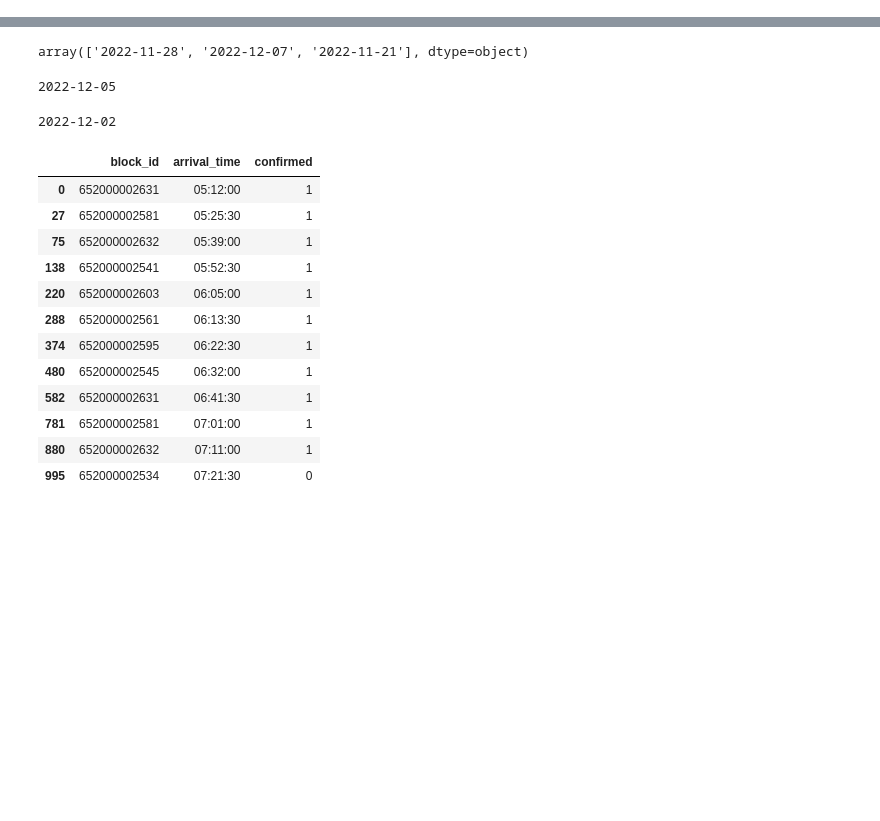
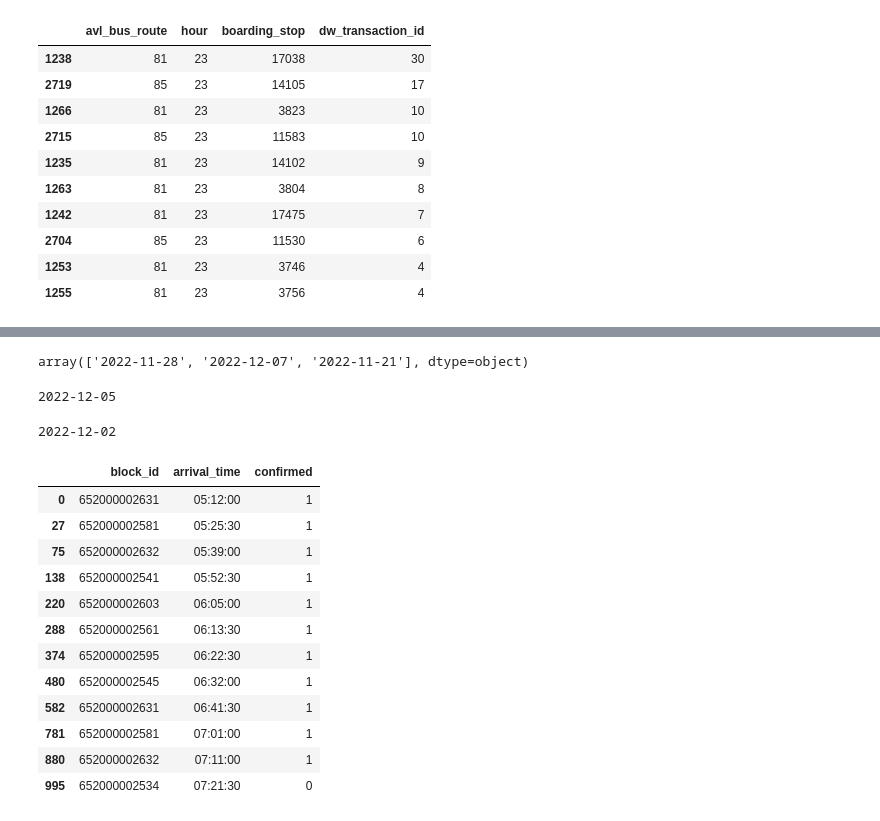
Before and after one commit to joerovar/transit-centric-smart-mobility-system, a Jupyter notebook: src/04_SIMULATION/playground.ipynb, the cells around one changed output, grey strips where cells are left out. Drawn from its saved outputs; the diff is of its cells as text; code cells hidden in the pictures; blank space fills up the shorter version.

```diff
--- a/src/04_SIMULATION/playground.ipynb
+++ b/src/04_SIMULATION/playground.ipynb
@@ -10,0 +12,3 @@ import seaborn as sns
+# %%
+odx_df = pd.read_csv('data/odx/2022-1114-1209_JPark.csv',
+                     parse_dates=['transaction_dtm'])
@@ -10,0 +27,4 @@ import seaborn as sns
+# %%
+day_odx = odx_df[odx_df['transaction_dtm'].dt.date==pd.to_datetime('2022-11-14').date()].copy()
+# %%
+day_odx['hour'] = day_odx['transaction_dtm'].dt.hour
@@ -11,3 +40,18 @@ import seaborn as sns
+# %%
+grouped = day_odx.groupby(['avl_bus_route', 'hour','boarding_stop'])['dw_transaction_id'].count().reset_index()
+grouped.sort_values(by=['hour','dw_transaction_id'], ascending=False).head(10)
+# %% [output]
+|  | avl_bus_route | hour | boarding_stop | dw_transaction_id |
+| 1238 | 81 | 23 | 17038 | 30 |
+| 2719 | 85 | 23 | 14105 | 17 |
+| 1266 | 81 | 23 | 3823 | 10 |
+| 2715 | 85 | 23 | 11583 | 10 |
+| 1235 | 81 | 23 | 14102 | 9 |
+| 1263 | 81 | 23 | 3804 | 8 |
+| 1242 | 81 | 23 | 17475 | 7 |
+| 2704 | 85 | 23 | 11530 | 6 |
+| 1253 | 81 | 23 | 3746 | 4 |
+| 1255 | 81 | 23 | 3756 | 4 |
 # %%
 pax = pd.read_csv('data/sim_out/experiments_0611-2304/pax.csv')
 
```
Also changed, not shown: parts of 8 cells of this notebook.
